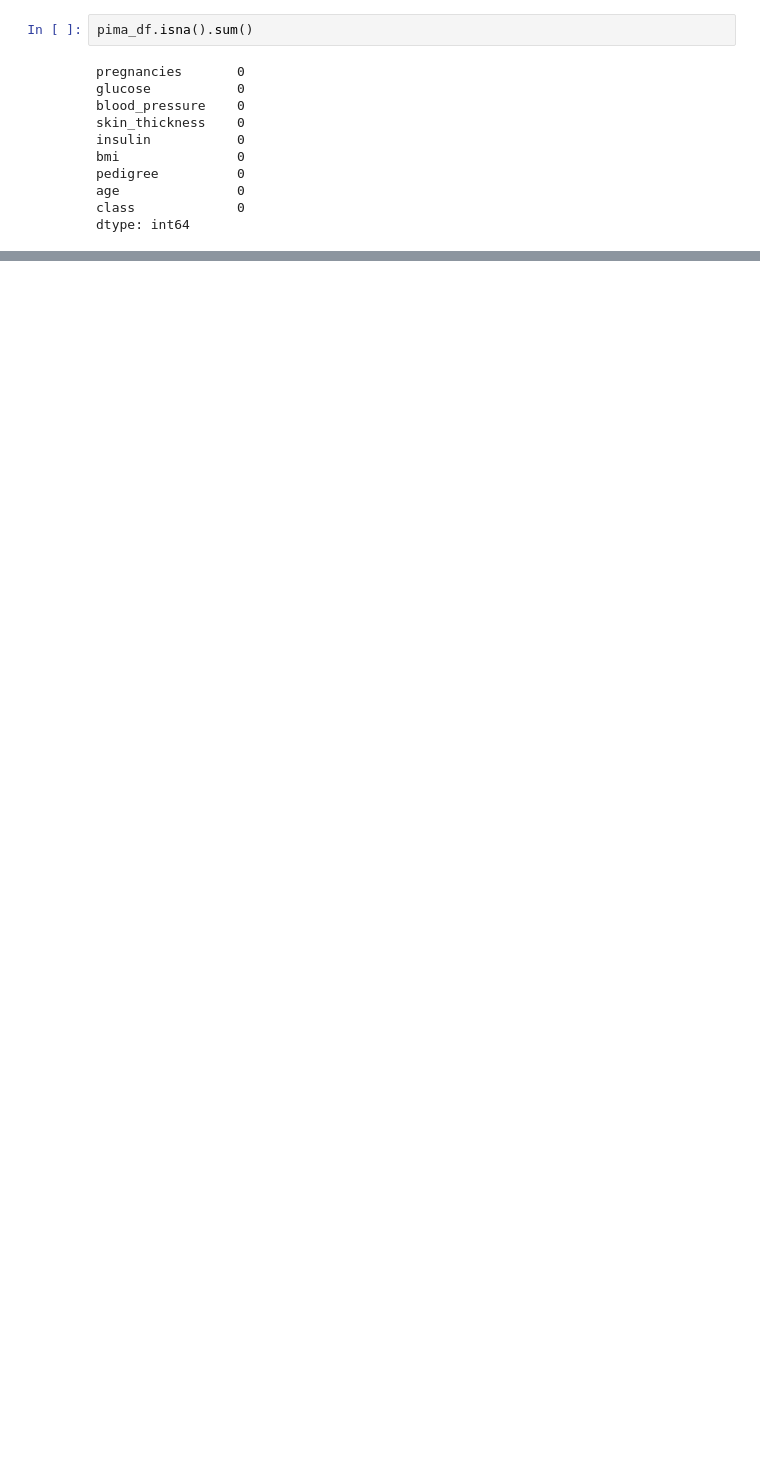
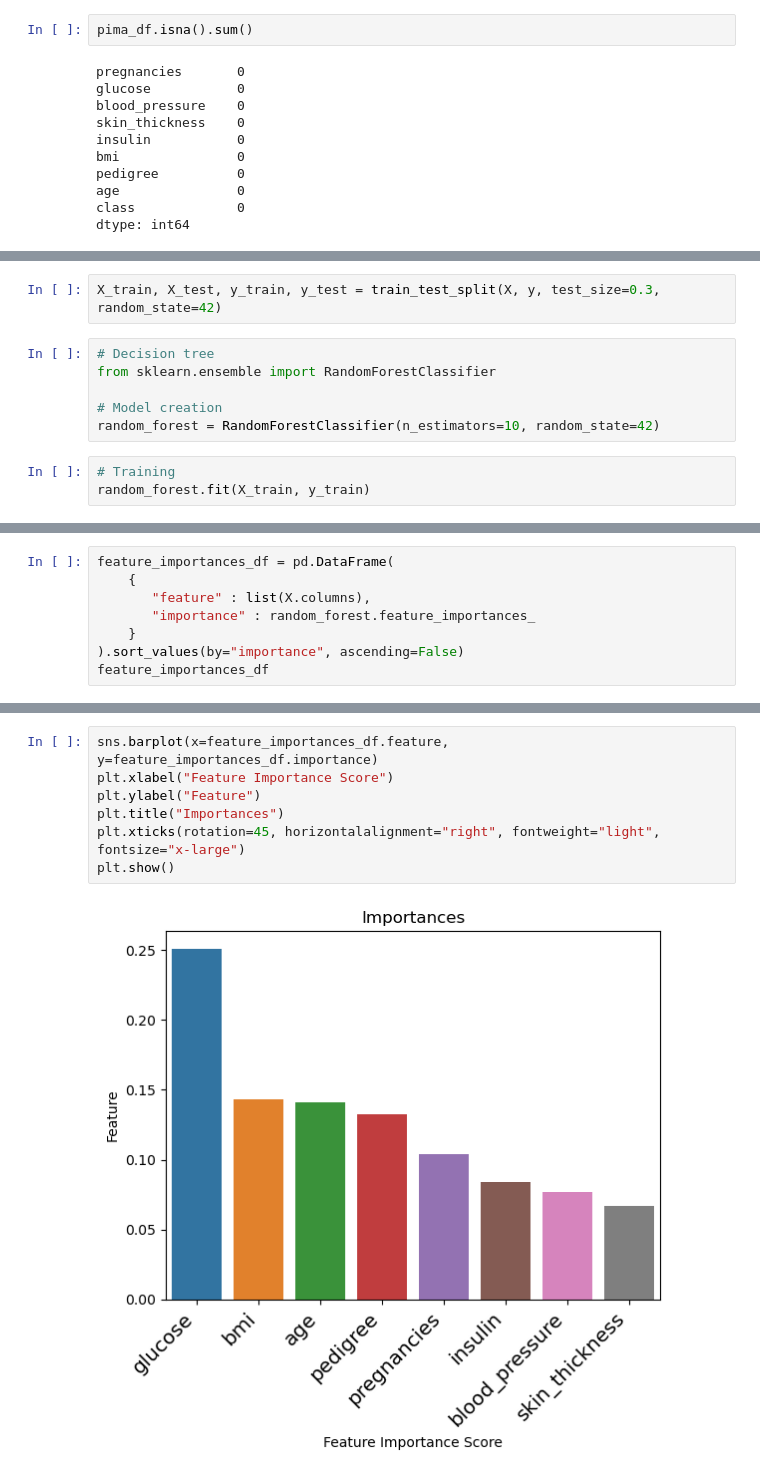
Before and after one commit to fenilenvinileno97/decision_trees, a Jupyter notebook: 3-random_forest.ipynb, the cells around one changed output, grey strips where cells are left out. Cells and saved outputs as stored; diff of their text form; blank space fills up the shorter version.

```diff
--- a/3-random_forest.ipynb
+++ b/3-random_forest.ipynb
@@ -67,0 +92,11 @@ dtype: int64
+# %%
+X_train, X_test, y_train, y_test = train_test_split(X, y, test_size=0.3, random_state=42)
+# %%
+# Decision tree
+from sklearn.ensemble import RandomForestClassifier
+
+# Model creation
+random_forest = RandomForestClassifier(n_estimators=10, random_state=42)
+# %%
+# Training
+random_forest.fit(X_train, y_train)
@@ -67,0 +120,8 @@ dtype: int64
+# %%
+feature_importances_df = pd.DataFrame(
+    {
+       "feature" : list(X.columns),
+       "importance" : random_forest.feature_importances_
+    }
+).sort_values(by="importance", ascending=False)
+feature_importances_df
@@ -67,0 +138,9 @@ dtype: int64
+# %%
+sns.barplot(x=feature_importances_df.feature, y=feature_importances_df.importance)
+plt.xlabel("Feature Importance Score")
+plt.ylabel("Feature")
+plt.title("Importances")
+plt.xticks(rotation=45, horizontalalignment="right", fontweight="light", fontsize="x-large")
+plt.show()
+# %% [output]
+[figure, added]
```
Also changed, not shown: parts of 13 cells of this notebook, 4 other files.
